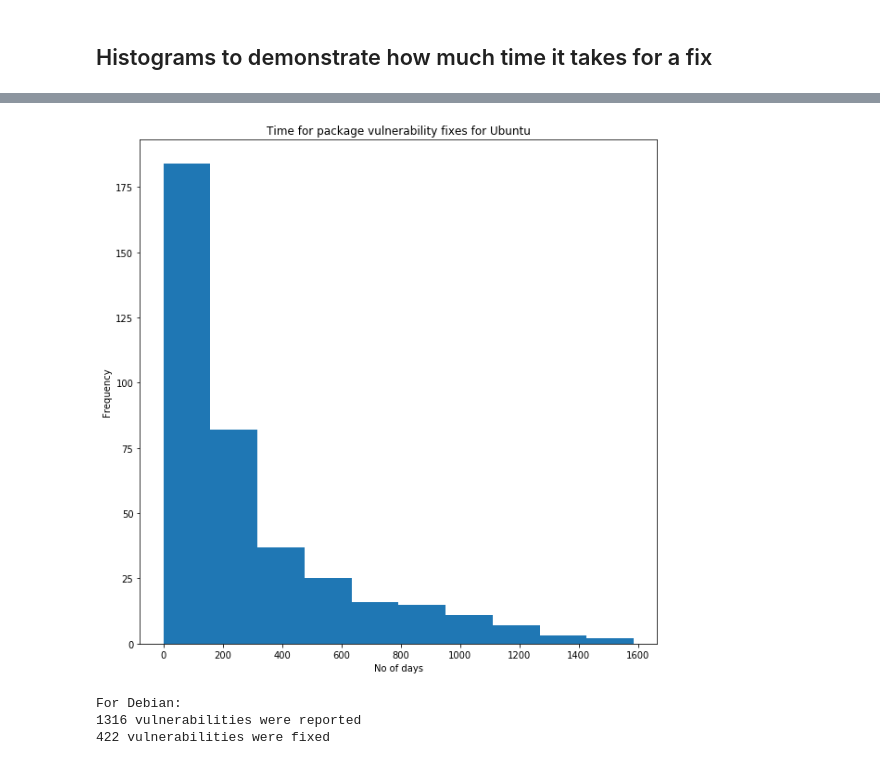
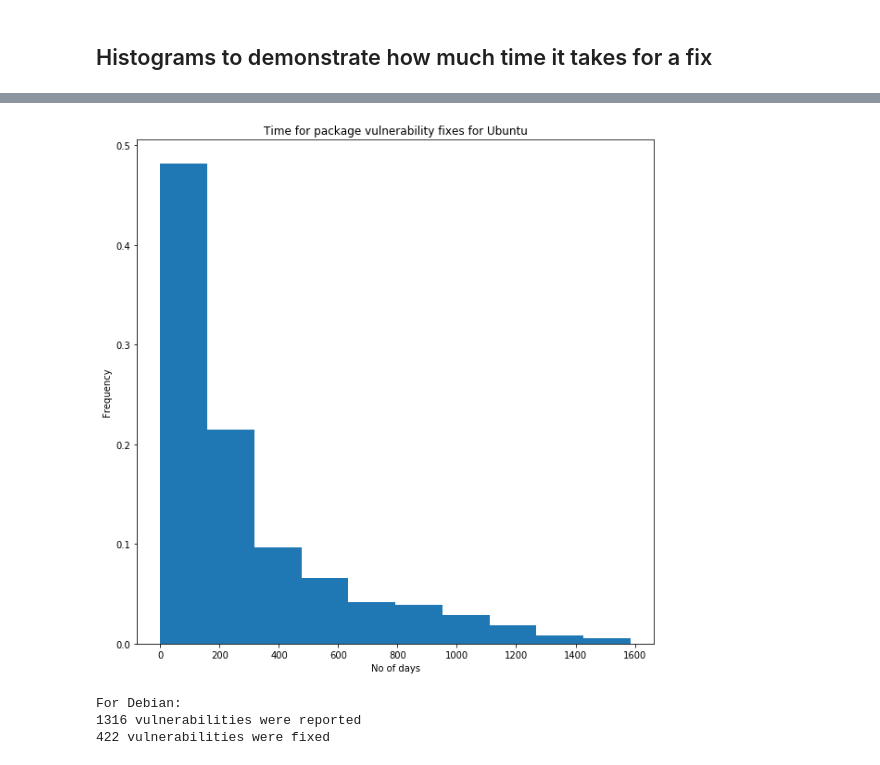
Before and after one commit to BU-NU-CLOUD-F19/Tracing_security_fixes_for_docker_images, a Jupyter notebook: demos/analyze_reports.ipynb, the cells around one changed output, grey strips where cells are left out. Drawn from its saved outputs; the diff is of its cells as text; code cells hidden in the pictures.

```diff
--- a/demos/analyze_reports.ipynb
+++ b/demos/analyze_reports.ipynb
@@ -244,14 +266,13 @@ plt.show()
 # %%
-plt.figure(figsize=(10,10))
-ax = day_fixed_df['Days_For_Fix'][day_fixed_df['OS_base_name']=='ubuntu'].plot('hist',
-                                                                          title="Time for package vulnerability fixes for Ubuntu")
-ax.set(xlabel = 'No of days')
-
+plt.figure(figsize=(10, 10))
+df = day_fixed_df['Days_For_Fix'][day_fixed_df['OS_base_name'] == 'ubuntu']
+ax = df.plot('hist',
+             weights=np.ones_like(df.index) / len(df.index),
+             title="Time for package vulnerability fixes for Ubuntu")
+ax.set(xlabel='No of days')
 plt.savefig("outputs/Ubuntu_Vulnerability_Fixes.png")
-
-plt.show()
 # %% [output]
-[figure, old version]
+[figure, new version]
 # %%
 debian_info = data[data['OS_base_name']=='debian']
 print("For Debian:")
```
Also changed, not shown: parts of 2 cells of this notebook, 9 other files.
